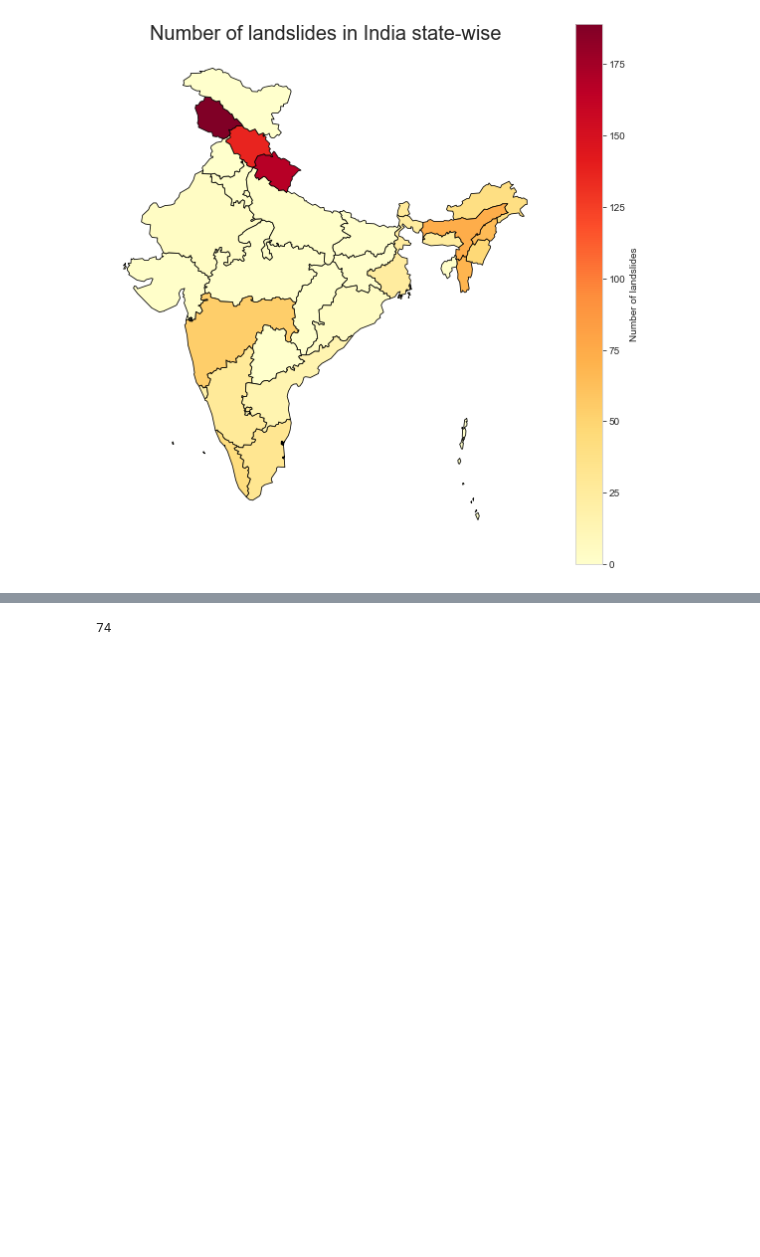
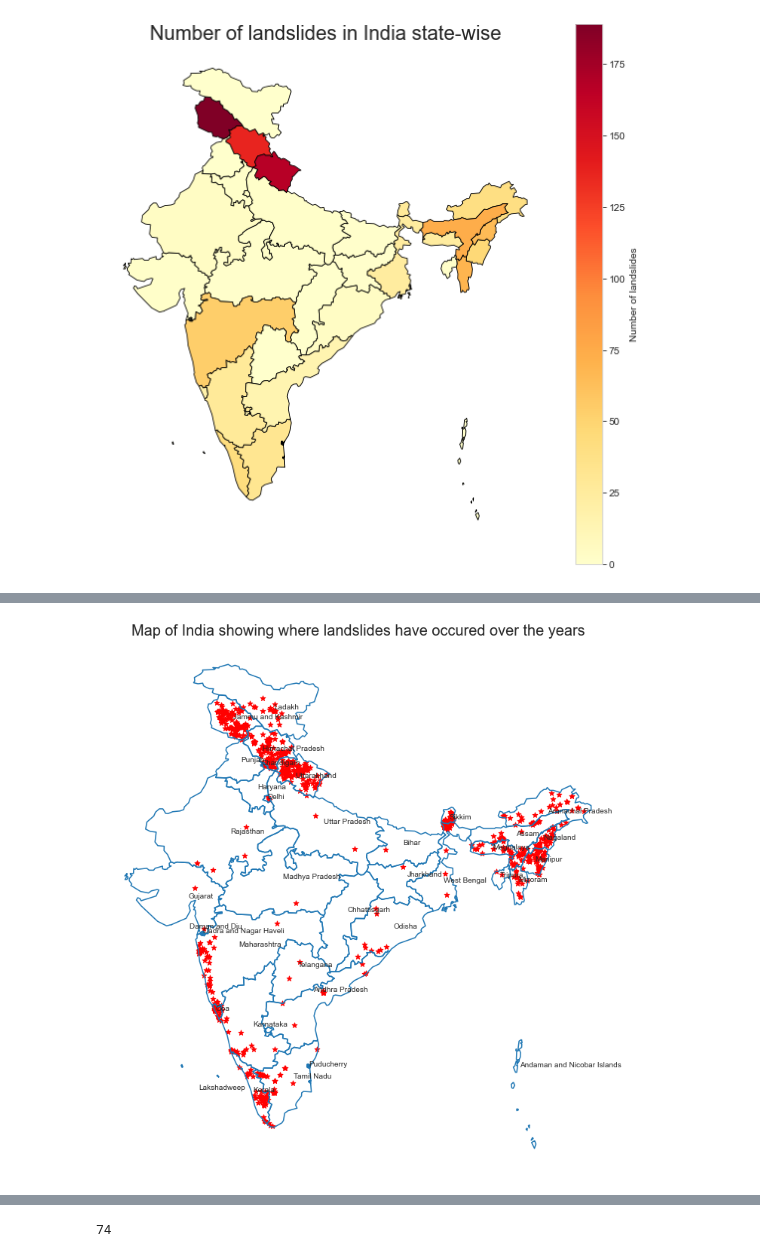
Before and after one commit to rishisinhanj/India-Data-Visualization, a Jupyter notebook: Landslide Analysis.ipynb, the cells around one changed output, grey strips where cells are left out. Drawn from its saved outputs; the diff is of its cells as text; code cells hidden in the pictures; blank space fills up the shorter version.

```diff
--- a/Landslide.ipynb
+++ b/Landslide Analysis.ipynb
@@ -136,0 +145,10 @@ merged.plot(column='Count',cmap='YlOrRd', linewidth=0.8, ax=ax, edgecolor='0', \
+# %%
+india_state_df.at[0,"State"] = "Andaman and Nicobar Islands"       # Renaming certaing entries to avoid conflicts while merging
+india_state_df.at[25,"State"] = "Odisha"
+india_state_df.at[33,"State"] = "Uttarakhand"
+# %%
+# Merge the data
+state_merged_df = map_df.set_index('st_nm').join(india_state_df.set_index('State'))
+# %%
+state_merged_df.reset_index(level=0, inplace=True)
+state_merged_df.head()
@@ -136,0 +162,24 @@ merged.plot(column='Count',cmap='YlOrRd', linewidth=0.8, ax=ax, edgecolor='0', \
+# %%
+# Handling missign values
+state_merged_df.at[36,"Latitude"] = 34.2268
+state_merged_df.at[36,"Longitude"] = 77.5619
+state_merged_df.at[28,"Latitude"] = 18.1124
+state_merged_df.at[28,"Longitude"] = 79.0193
+# %%
+geometry = [Point(xy) for xy in zip(long,lat)]
+fig,ax = plt.subplots(figsize = (13,13))
+ax.axis('off')
+ax.set_title('Map of India showing where landslides have occured over the years', fontdict={'fontsize': '20', 'fontweight' : '10'})
+
+map_df.boundary.plot(ax = ax)
+
+geo_df = gpd.GeoDataFrame(geometry = geometry)
+
+g = geo_df.plot(ax = ax, markersize = 50, color = 'red',marker = '*',label = 'Assam')
+
+for i in range(len(state_merged_df)):
+    plt.text(state_merged_df.Longitude[i],state_merged_df.Latitude[i],"{}".format(state_merged_df.st_nm[i]),size=10)
+
+plt.show()
+# %% [output]
+[figure, added]
```
Also changed, not shown: parts of 16 cells of this notebook, 1 other file.
